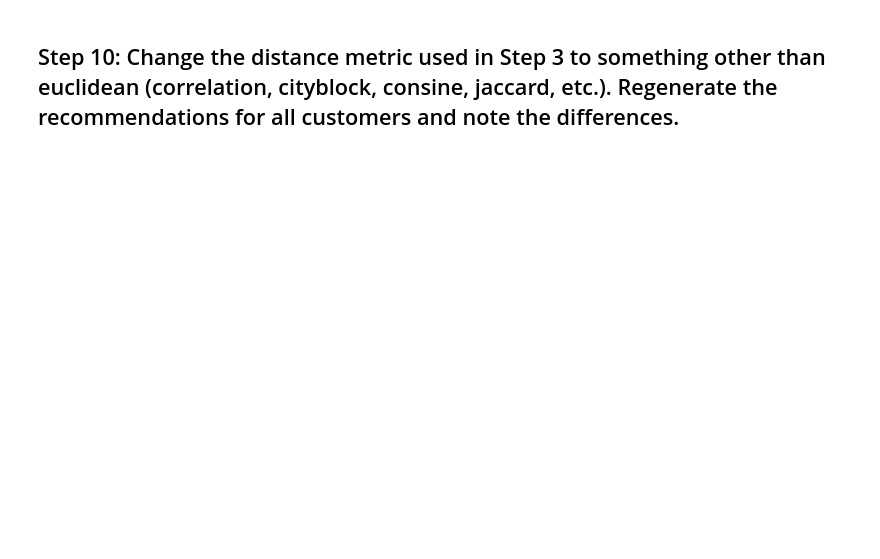
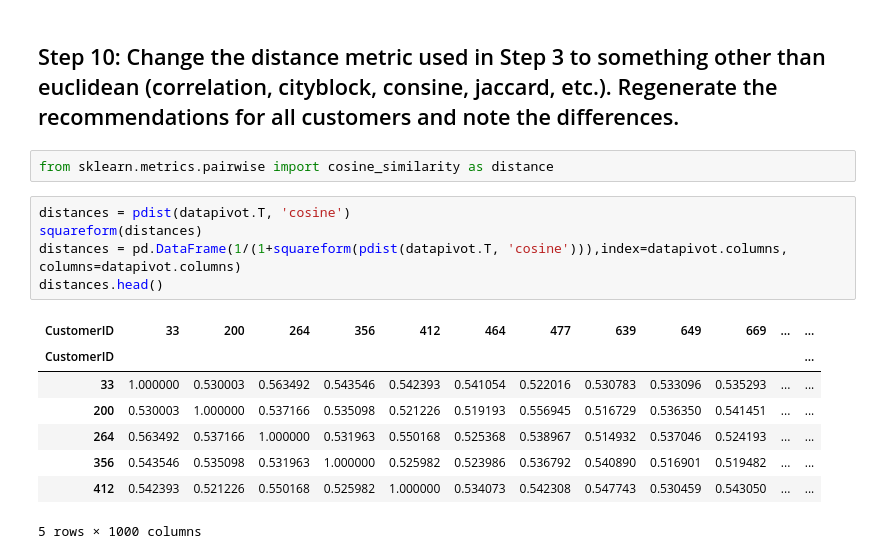
Before and after one commit to bmedm/datamad0820, a Jupyter notebook: module-2/lab-intro-recommender-systems/your-code/main.ipynb, the cells around one changed output. Cells and saved outputs as stored; diff of their text form; blank space fills up the shorter version.

```diff
--- a/module-2/lab-intro-recommender-systems/your-code/main.ipynb
+++ b/module-2/lab-intro-recommender-systems/your-code/main.ipynb
@@ -159,2 +174,18 @@ for i in customer:
 # %% [markdown]
 ## Step 10: Change the distance metric used in Step 3 to something other than euclidean (correlation, cityblock, consine, jaccard, etc.). Regenerate the recommendations for all customers and note the differences.
+# %%
+from sklearn.metrics.pairwise import cosine_similarity as distance
+# %%
+distances = pdist(datapivot.T, 'cosine')
+squareform(distances)
+distances = pd.DataFrame(1/(1+squareform(pdist(datapivot.T, 'cosine'))),index=datapivot.columns, columns=datapivot.columns)
+distances.head()
+# %% [output]
+| CustomerID | 33 | 200 | 264 | 356 | 412 | 464 | 477 | 639 | 649 | 669 | ... | ... |
+| CustomerID |  |  |  |  |  |  |  |  |  |  |  | ... |
+| 33 | 1.000000 | 0.530003 | 0.563492 | 0.543546 | 0.542393 | 0.541054 | 0.522016 | 0.530783 | 0.533096 | 0.535293 | ... | ... |
+| 200 | 0.530003 | 1.000000 | 0.537166 | 0.535098 | 0.521226 | 0.519193 | 0.556945 | 0.516729 | 0.536350 | 0.541451 | ... | ... |
+| 264 | 0.563492 | 0.537166 | 1.000000 | 0.531963 | 0.550168 | 0.525368 | 0.538967 | 0.514932 | 0.537046 | 0.524193 | ... | ... |
+| 356 | 0.543546 | 0.535098 | 0.531963 | 1.000000 | 0.525982 | 0.523986 | 0.536792 | 0.540890 | 0.516901 | 0.519482 | ... | ... |
+| 412 | 0.542393 | 0.521226 | 0.550168 | 0.525982 | 1.000000 | 0.534073 | 0.542308 | 0.547743 | 0.530459 | 0.543050 | ... | ... |
+5 rows × 1000 columns
```
Also changed, not shown: parts of 6 cells of this notebook.
